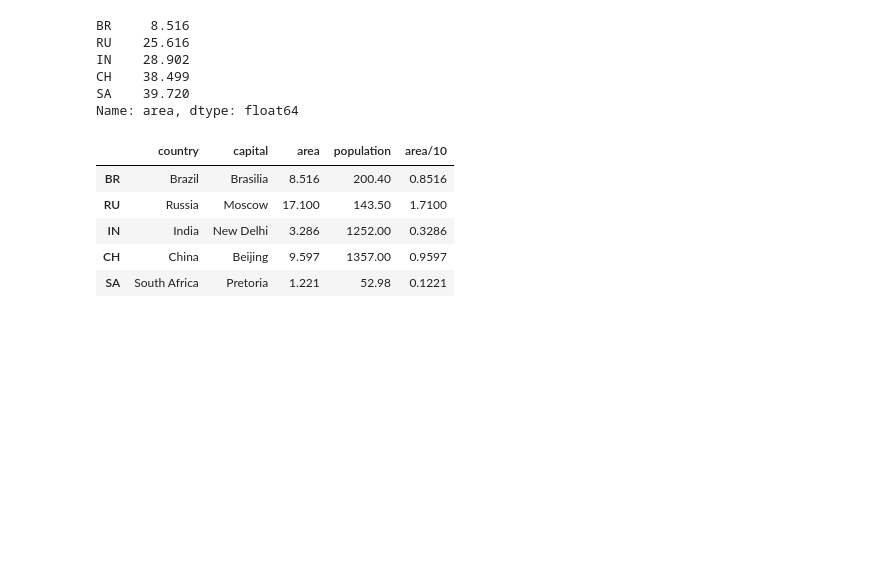
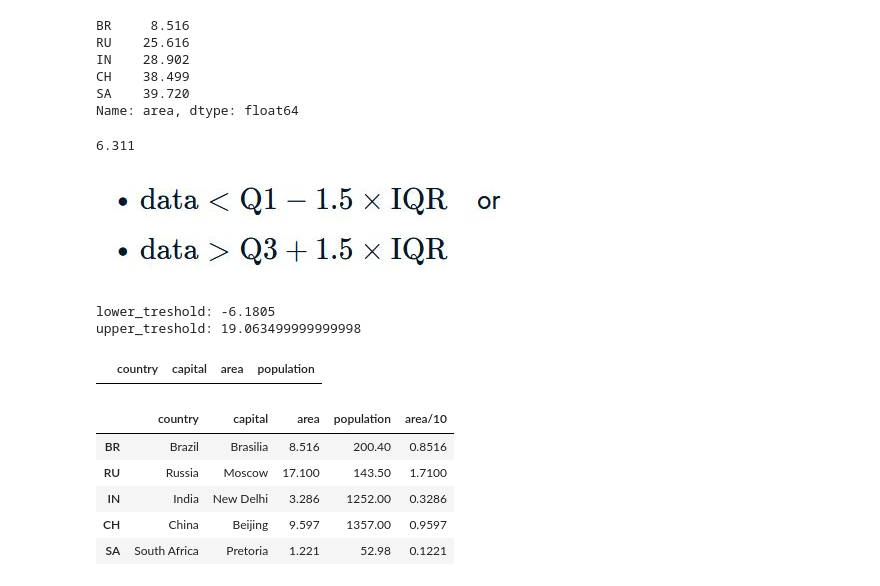
Before and after one commit to magannamazur/Codewars, a Jupyter notebook: DataCamp/d_pandas.ipynb, the cells around one changed output. Drawn from its saved outputs; the diff is of its cells as text; code cells hidden in the pictures; blank space fills up the shorter version.

```diff
--- a/DataCamp/d_pandas.ipynb
+++ b/DataCamp/d_pandas.ipynb
@@ -215,6 +266,37 @@ Name: area, dtype: float64
 # .cummax()
 # .cummin()
 # .cumprod()
+# %%
+# interquartile range (IQR)
+# distance between the 25th and 75th percentile
+# the height of the box in a boxplot
+from scipy.stats import iqr
+iqr(brics['area'])
+# %% [output]
+6.311
+# %%
+# Outliers
+from PIL import Image
+from IPython.display import display
+img = Image. open('iqr.jpg')
+display(img)
+# %% [output]
+[figure, added]
+# %%
+from scipy.stats import iqr
+iqr = iqr(brics['area'])
+lower_treshold = np.quantile(brics['area'], 0.25) - 1.5 * iqr
+upper_treshold = np.quantile(brics['area'], 0.75) + 1.5 * iqr
+print(f'lower_treshold: {lower_treshold}')
+print(f'upper_treshold: {upper_treshold}')
+# %% [output]
+lower_treshold: -6.1805
+upper_treshold: 19.063499999999998
+# %%
+brics[(brics['area']<lower_treshold)|(brics['area']>upper_treshold)]
+# no outliners
+# %% [output]
+|  | country | capital | area | population |
 # %%
 brics
 # %% [output]
```
Also changed, not shown: parts of 10 cells of this notebook, 1 other file.
